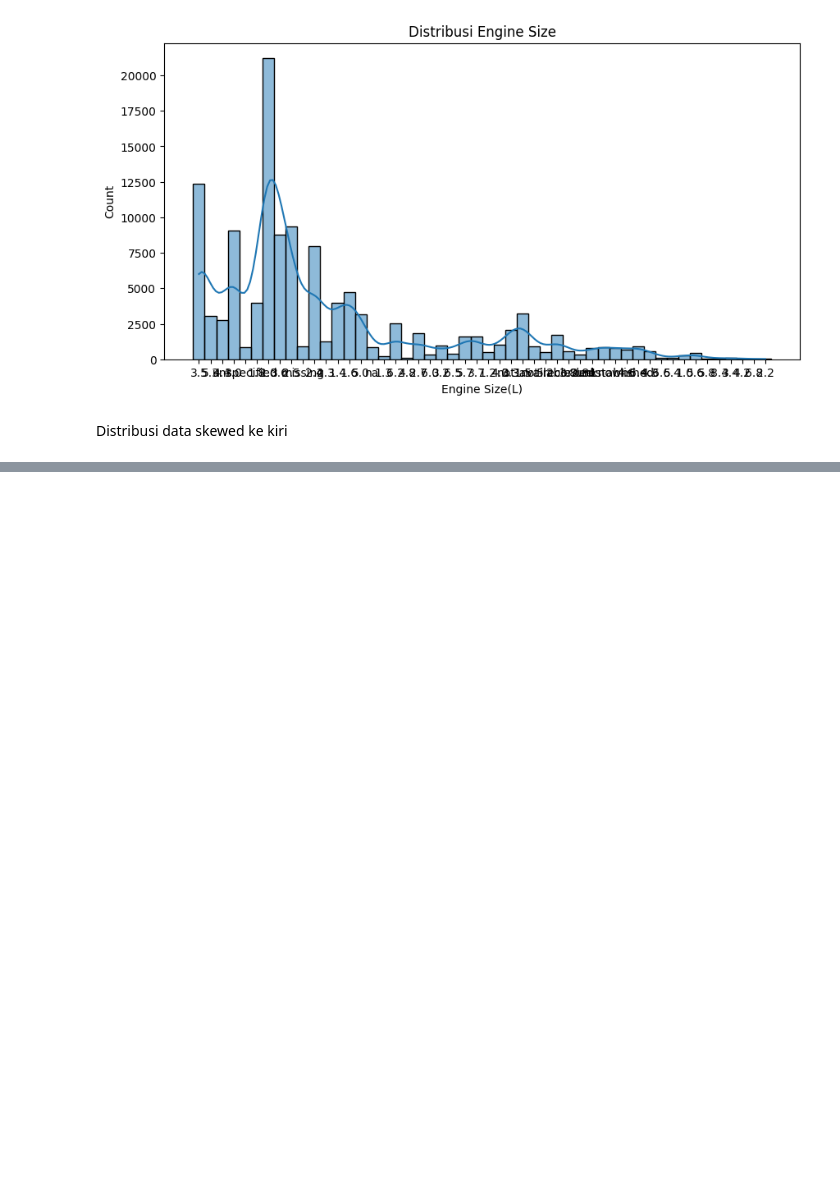
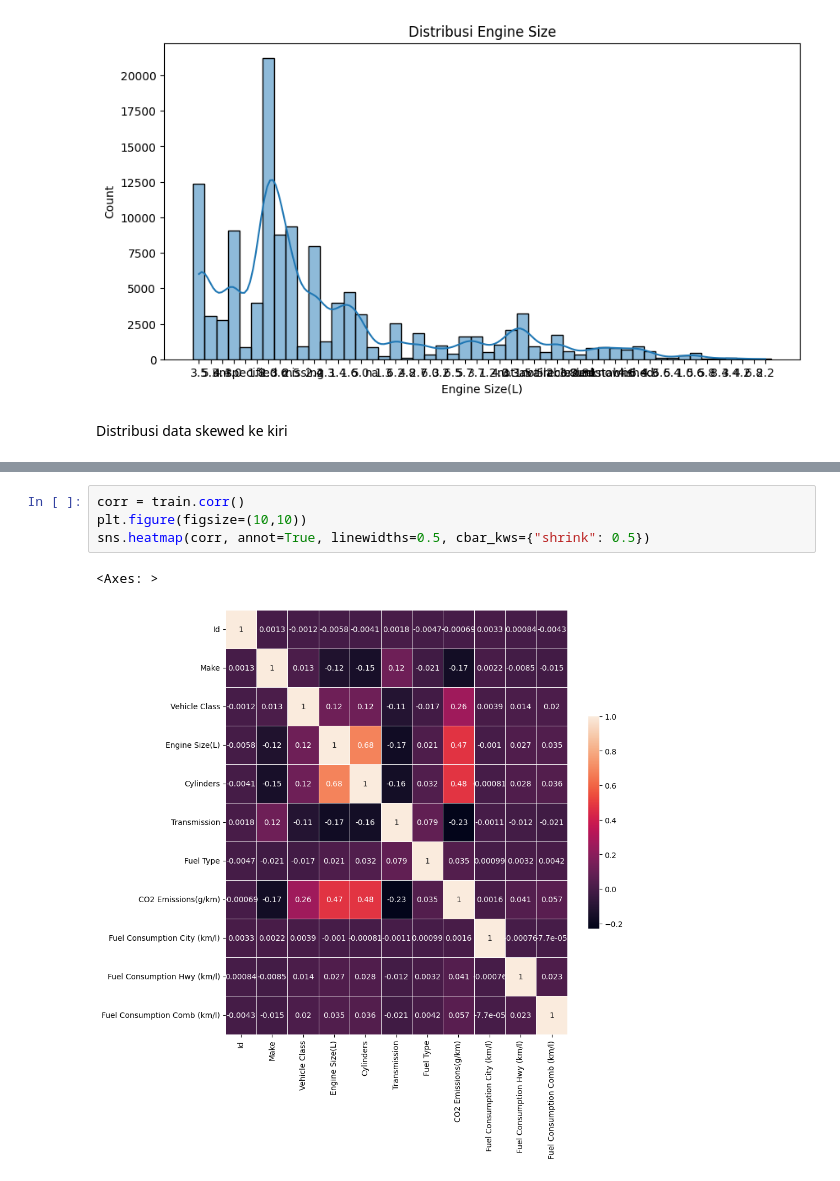
Before and after one commit to dikaizm/data-slayer, a Jupyter notebook: notebooks/1.0-data-exploration.ipynb, the cells around one changed output, grey strips where cells are left out. Drawn from its saved outputs; the diff is of its cells as text; blank space fills up the shorter version.

```diff
--- a/notebooks/1.0-data-exploration.ipynb
+++ b/notebooks/1.0-data-exploration.ipynb
@@ -246,0 +347,7 @@ Name: count, dtype: int64
+# %%
+corr = train.corr()
+plt.figure(figsize=(10,10))
+sns.heatmap(corr, annot=True, linewidths=0.5, cbar_kws={"shrink": 0.5})
+# %% [output]
+<Axes: >
+[figure, added]
```
Also changed, not shown: parts of 41 cells of this notebook, 7 other files.
